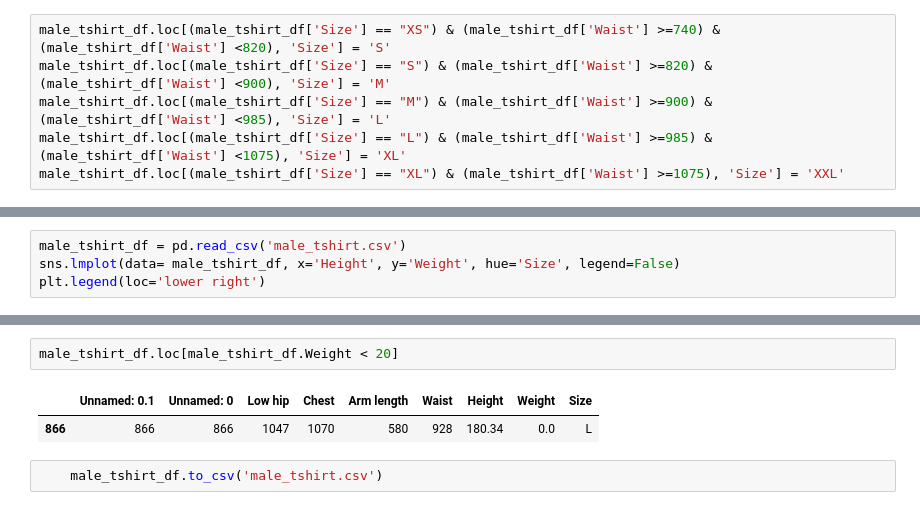
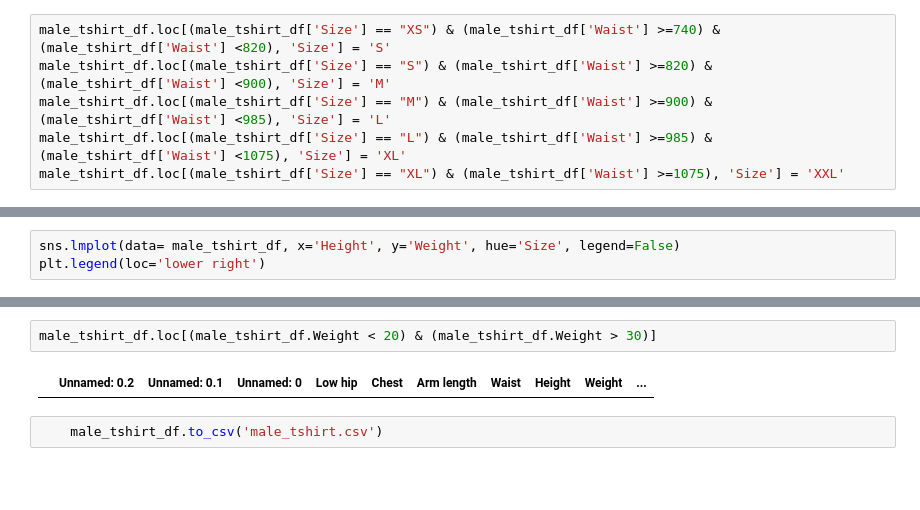
Before and after one commit to estanisarandon/Body_Measurement, a Jupyter notebook: review_data.ipynb, the cells around one changed output, grey strips where cells are left out. Saved outputs shown, nothing was run; the diff lists cells and outputs as text; blank space fills up the shorter version.

```diff
--- a/review_data.ipynb
+++ b/review_data.ipynb
@@ -168,5 +205,4 @@ male_tshirt_df.loc[(male_tshirt_df['Size'] == "XL") & (male_tshirt_df['Waist'] >
 # %%
-male_tshirt_df = pd.read_csv('male_tshirt.csv')
 sns.lmplot(data= male_tshirt_df, x='Height', y='Weight', hue='Size', legend=False)
 plt.legend(loc='lower right')
 # %% [output]
@@ -175,8 +210,7 @@ plt.legend(loc='lower right')
 # %%
-male_tshirt_df.loc[male_tshirt_df.Weight < 20]
+male_tshirt_df.loc[(male_tshirt_df.Weight < 20) & (male_tshirt_df.Weight > 30)]
 # %% [output]
-|  | Unnamed: 0.1 | Unnamed: 0 | Low hip | Chest | Arm length | Waist | Height | Weight | Size |
-| 866 | 866 | 866 | 1047 | 1070 | 580 | 928 | 180.34 | 0.0 | L |
+|  | Unnamed: 0.2 | Unnamed: 0.1 | Unnamed: 0 | Low hip | Chest | Arm length | Waist | Height | Weight | ... |
 # %%
     male_tshirt_df.to_csv('male_tshirt.csv')
 # %% [markdown]
```
Also changed, not shown: parts of 9 cells of this notebook, 3 other files.
